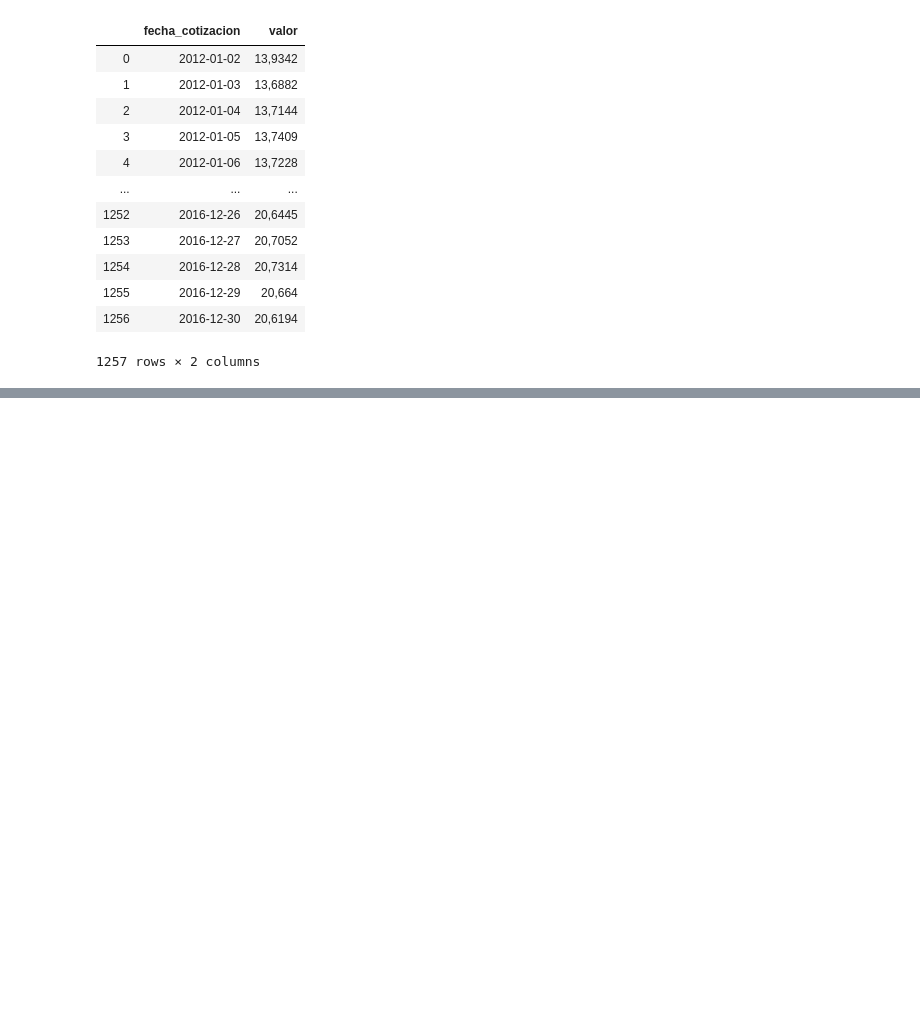
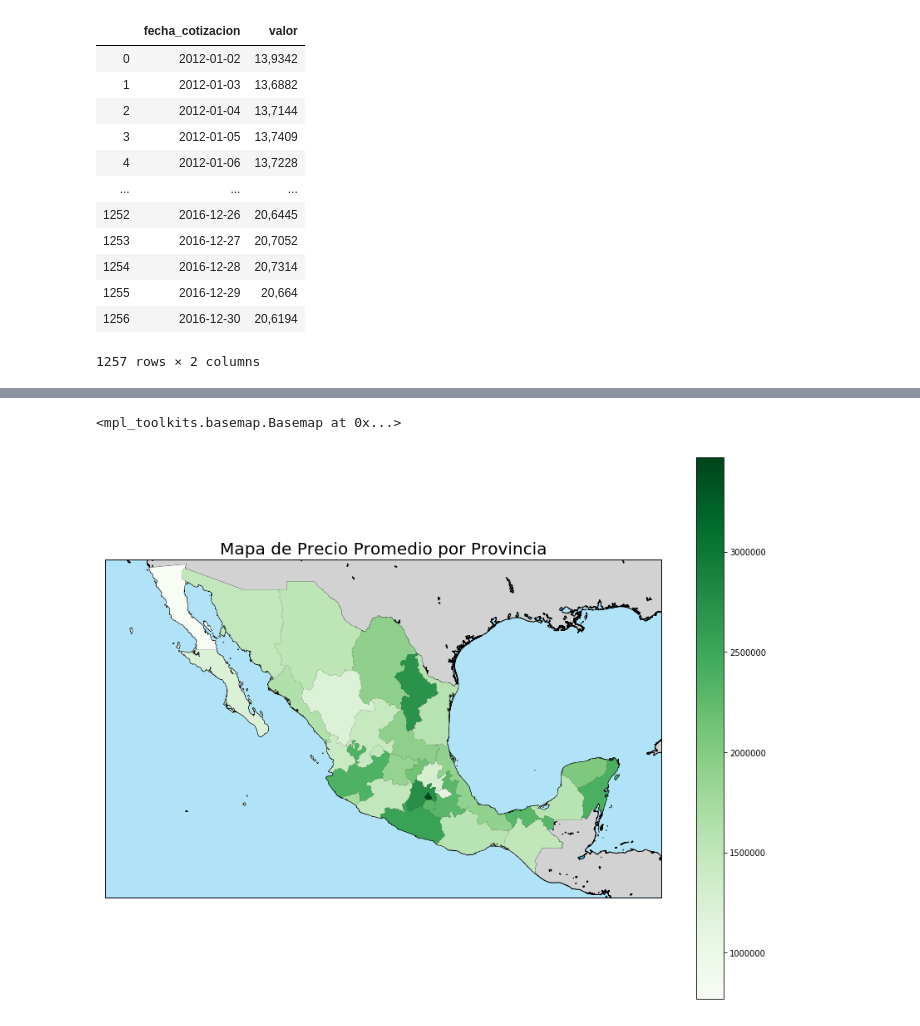
Before and after one commit to cessar5/7506_20192C, a Jupyter notebook: tp1.ipynb, the cells around one changed output, grey strips where cells are left out. Cells and saved outputs as stored; diff of their text form; code cells hidden in the pictures; blank space fills up the shorter version.

Commit message:
Mapa de precio promedio

```diff
--- a/tp1.ipynb
+++ b/tp1.ipynb
@@ -1682,4 +1682,4 @@ def add(a, b, c):
 # %%
 dfZP['precio_usd'] = dfZP.apply(lambda x : add(x['precio'], x['fecha_YYYYMMDD'], dfDolarHistorico), axis = 1)
 # %%
-dfZP  =  dfZP.merge(dfDolarHistorico, left_on='fecha_YYYYMMDD' , right_on='fecha', how='left')
+#dfZP  =  dfZP.merge(dfDolarHistorico, left_on='fecha_YYYYMMDD' , right_on='fecha', how='left')
@@ -1687,0 +1688,6 @@ KeyError: 'fecha'
+# %%
+#dfPrecioPromedio = dfZP.groupby('precio').mean()['precio'].sort_values(ascending=False).to_frame()
+dfPrecioPromedio = dfZP.groupby('provincia').agg({'precio':'mean','total':'count'}).sort_values(by='total',ascending=False)
+# %%
+#dfPrecioPromedio = dfPrecioPromedio.applymap("{0:.2f}".format)
+dfPrecioPromedio.precio = dfPrecioPromedio.precio.astype(int)
@@ -1687,0 +1735,3 @@ KeyError: 'fecha'
+# %%
+dfCodMexIso_mapa = dfCodMexIso.merge(dfPrecioPromedio,left_on="Estado (+ Cuidad de Mexico)",right_on='provincia')
+dfCodMexIso_mapa.sort_values(by='Estado (+ Cuidad de Mexico)' , ascending=True)
@@ -1687,0 +1756,36 @@ KeyError: 'fecha'
+# %%
+
+fig, ax = plt.subplots(figsize=(15,30))
+m7 = Basemap(projection = 'merc', llcrnrlat= 13, llcrnrlon= -120,
+            urcrnrlat= 33, urcrnrlon= -84, resolution='f')
+
+m7.drawmapboundary(fill_color='#b0e3f7') #46bcec
+m7.fillcontinents(color='#d2d2d2',lake_color='#46bcec')
+m7.drawcoastlines()
+m7.readshapefile('../data/shp/MEX_adm/MEX_adm1', 'areas')
+
+dfCodMexIso_mapa_grafico = pd.DataFrame({
+        'shapes': [Polygon(np.array(shape), True) for shape in m7.areas],
+        'area': [area['ID_1'] for area in m7.areas_info]
+    })
+
+dfCodMexIso_mapa_grafico = dfCodMexIso_mapa_grafico.merge(dfCodMexIso_mapa, left_on='area' , right_on='CVE_ENT', how='left')
+
+
+cmap = plt.get_cmap('Greens')
+pc = PatchCollection(dfCodMexIso_mapa_grafico.shapes, zorder=2)
+norm = Normalize()
+
+pc.set_facecolor(cmap(norm(dfCodMexIso_mapa_grafico['precio'].fillna(0).values)))
+ax.add_collection(pc)
+
+mapper = matplotlib.cm.ScalarMappable(norm=norm, cmap=cmap)
+
+mapper.set_array(dfCodMexIso_mapa_grafico['precio'])
+plt.colorbar(mapper, shrink=0.4)
+plt.title("Mapa de Precio Promedio por Provincia", fontsize=20)
+
+m7
+# %% [output]
+<mpl_toolkits.basemap.Basemap at 0x...>
+[figure, added]
```
Also changed, not shown: parts of 5 cells of this notebook.
